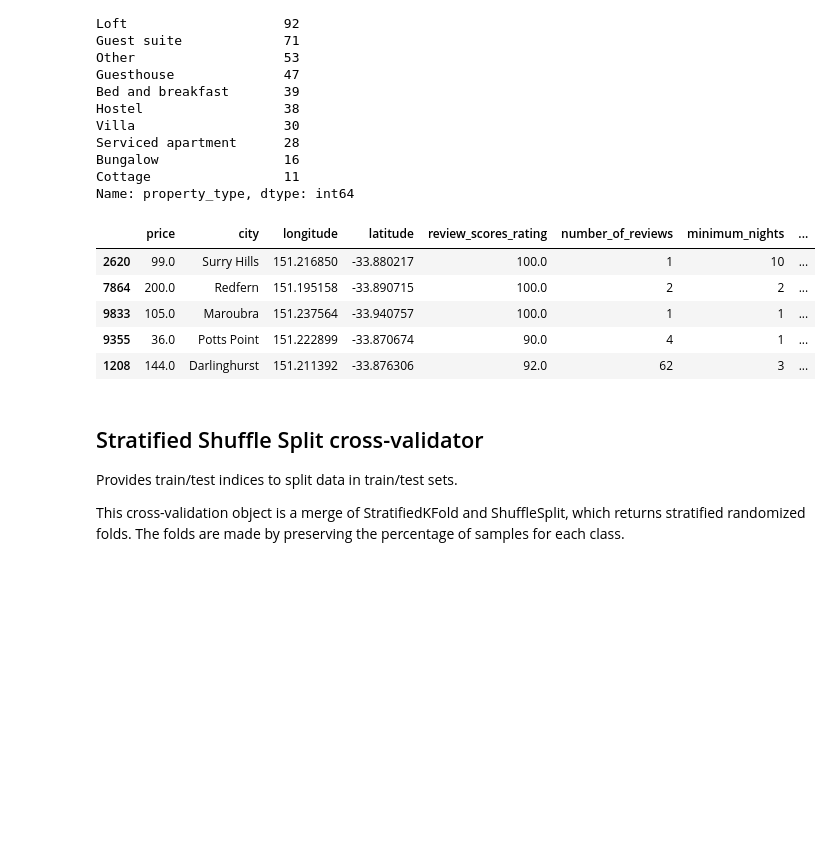
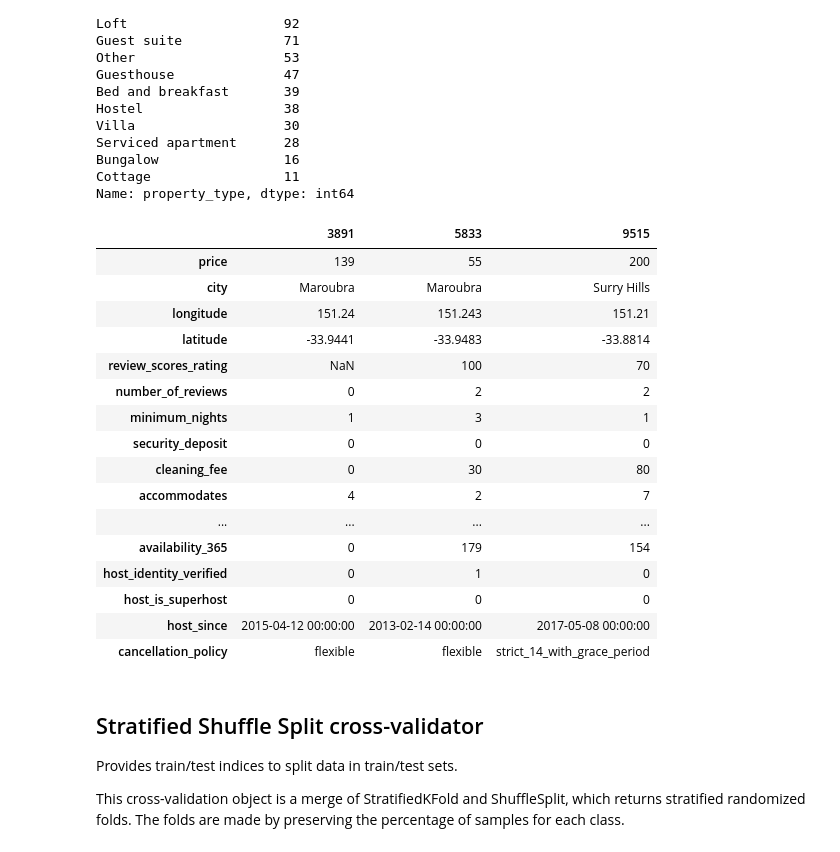
Before and after one commit to vandana-iyer/data_science_case_studies, a Jupyter notebook: Travel/Airbnb_Sydney_Fair_Price_Evaluation.ipynb, the cells around one changed output. Drawn from its saved outputs; the diff is of its cells as text; code cells hidden in the pictures; blank space fills up the shorter version.

```diff
--- a/Travel/Airbnb_Sydney_Fair_Price_Evaluation.ipynb
+++ b/Travel/Airbnb_Sydney_Fair_Price_Evaluation.ipynb
@@ -67,6 +67,4 @@ def save_fig(fig_id, tight_layout=True, fig_extension="png", resolution=300):
 df = pd.read_csv("datasets/sydney_airbnb.csv")
 # %%
 # Set option to view all columns present in the datatset
-pd.set_option('display.max_colwidth', 200)
-
-df.head()
+pd.set_option('display.max_columns', 200)
@@ -413,15 +383,26 @@ Name: property_type, dtype: int64
 # %%
 from sklearn.model_selection import train_test_split
 
 train, test = train_test_split(df_final, test_size=0.2, random_state=42)
-test.head()
+test.sample(3).T
 # %% [output]
-|  | price | city | longitude | latitude | review_scores_rating | number_of_reviews | minimum_nights | ... |
-| 2620 | 99.0 | Surry Hills | 151.216850 | -33.880217 | 100.0 | 1 | 10 | ... |
-| 7864 | 200.0 | Redfern | 151.195158 | -33.890715 | 100.0 | 2 | 2 | ... |
-| 9833 | 105.0 | Maroubra | 151.237564 | -33.940757 | 100.0 | 1 | 1 | ... |
-| 9355 | 36.0 | Potts Point | 151.222899 | -33.870674 | 90.0 | 4 | 1 | ... |
-| 1208 | 144.0 | Darlinghurst | 151.211392 | -33.876306 | 92.0 | 62 | 3 | ... |
+|  | 3891 | 5833 | 9515 |
+| price | 139 | 55 | 200 |
+| city | Maroubra | Maroubra | Surry Hills |
+| longitude | 151.24 | 151.243 | 151.21 |
+| latitude | -33.9441 | -33.9483 | -33.8814 |
+| review_scores_rating | NaN | 100 | 70 |
+| number_of_reviews | 0 | 2 | 2 |
+| minimum_nights | 1 | 3 | 1 |
+| security_deposit | 0 | 0 | 0 |
+| cleaning_fee | 0 | 30 | 80 |
+| accommodates | 4 | 2 | 7 |
+| ... | ... | ... | ... |
+| availability_365 | 0 | 179 | 154 |
+| host_identity_verified | 0 | 1 | 0 |
+| host_is_superhost | 0 | 0 | 0 |
+| host_since | 2015-04-12 00:00:00 | 2013-02-14 00:00:00 | 2017-05-08 00:00:00 |
+| cancellation_policy | flexible | flexible | strict_14_with_grace_period |
 # %%
 # We need to convert our categorical columns to numeric, so we use the sklearn's funtion LabelEncoder to do this
 
```
Also changed, not shown: parts of 29 cells of this notebook, 1 other file.
